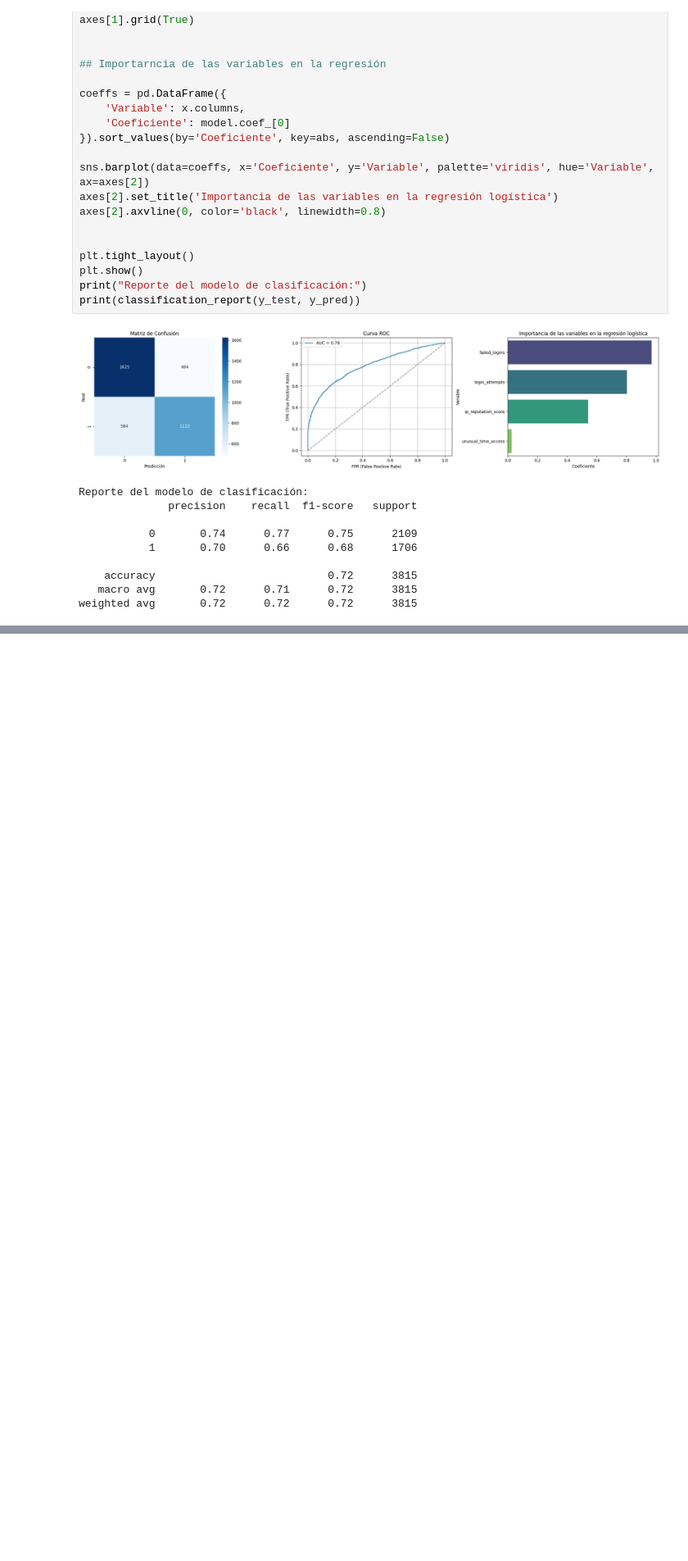
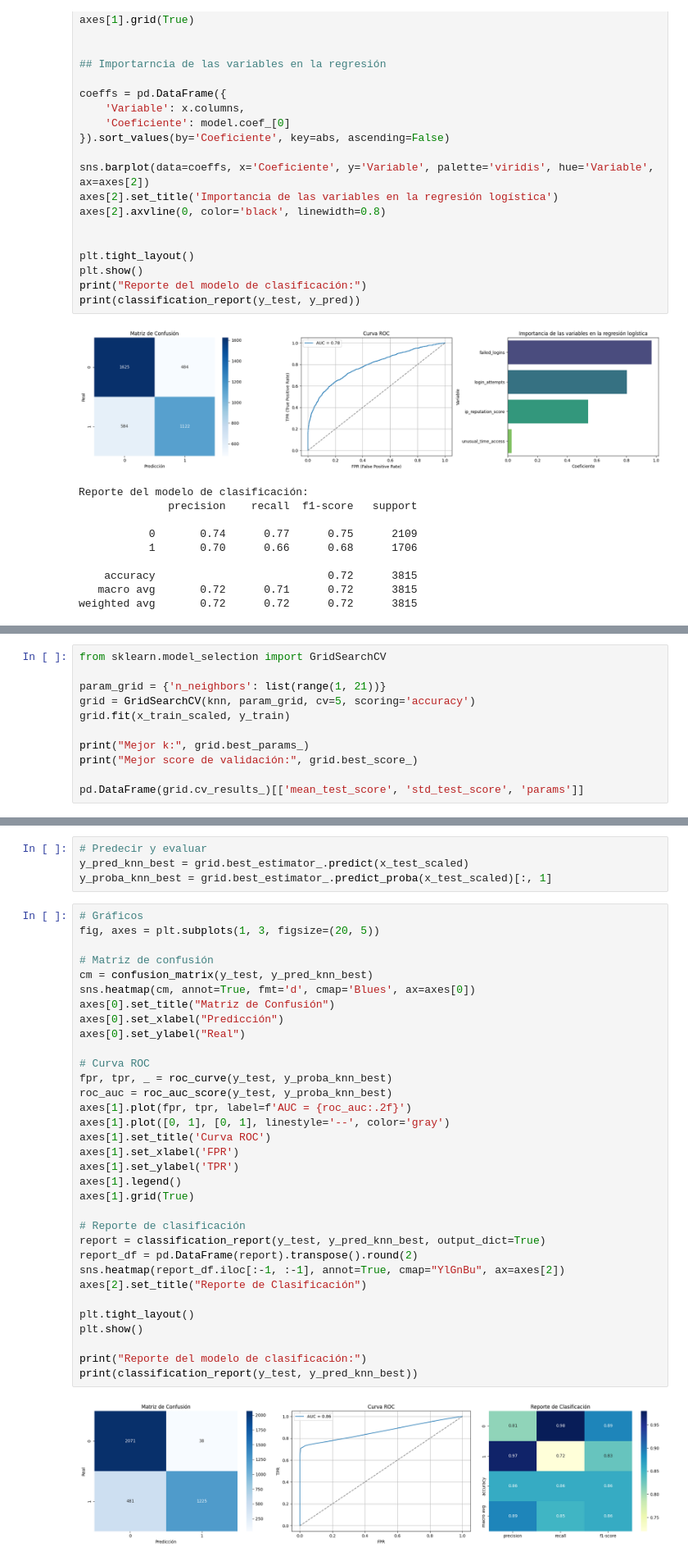
Before and after one commit to fresvel/04EPPY_AF, a Jupyter notebook: ids_ml/idspy_ml.ipynb, the cells around one changed output, grey strips where cells are left out. Shown at 82% size. Cells and saved outputs as stored; diff of their text form; blank space fills up the shorter version.

```diff
--- a/ids_ml/idspy_ml.ipynb
+++ b/ids_ml/idspy_ml.ipynb
@@ -327,0 +403,11 @@ grid = GridSearchCV(knn, param_grid, cv=5, scoring='accuracy')
+# %%
+from sklearn.model_selection import GridSearchCV
+
+param_grid = {'n_neighbors': list(range(1, 21))}
+grid = GridSearchCV(knn, param_grid, cv=5, scoring='accuracy')
+grid.fit(x_train_scaled, y_train)
+
+print("Mejor k:", grid.best_params_)
+print("Mejor score de validación:", grid.best_score_)
+
+pd.DataFrame(grid.cv_results_)[['mean_test_score', 'std_test_score', 'params']]
@@ -327,0 +434,39 @@ grid = GridSearchCV(knn, param_grid, cv=5, scoring='accuracy')
+# %%
+# Predecir y evaluar
+y_pred_knn_best = grid.best_estimator_.predict(x_test_scaled)
+y_proba_knn_best = grid.best_estimator_.predict_proba(x_test_scaled)[:, 1]
+# %%
+# Gráficos
+fig, axes = plt.subplots(1, 3, figsize=(20, 5))
+
+# Matriz de confusión
+cm = confusion_matrix(y_test, y_pred_knn_best)
+sns.heatmap(cm, annot=True, fmt='d', cmap='Blues', ax=axes[0])
+axes[0].set_title("Matriz de Confusión")
+axes[0].set_xlabel("Predicción")
+axes[0].set_ylabel("Real")
+
+# Curva ROC
+fpr, tpr, _ = roc_curve(y_test, y_proba_knn_best)
+roc_auc = roc_auc_score(y_test, y_proba_knn_best)
+axes[1].plot(fpr, tpr, label=f'AUC = {roc_auc:.2f}')
+axes[1].plot([0, 1], [0, 1], linestyle='--', color='gray')
+axes[1].set_title('Curva ROC')
+axes[1].set_xlabel('FPR')
+axes[1].set_ylabel('TPR')
+axes[1].legend()
+axes[1].grid(True)
+
+# Reporte de clasificación
+report = classification_report(y_test, y_pred_knn_best, output_dict=True)
+report_df = pd.DataFrame(report).transpose().round(2)
+sns.heatmap(report_df.iloc[:-1, :-1], annot=True, cmap="YlGnBu", ax=axes[2])
+axes[2].set_title("Reporte de Clasificación")
+
+plt.tight_layout()
+plt.show()
+
+print("Reporte del modelo de clasificación:")
+print(classification_report(y_test, y_pred_knn_best))
+# %% [output]
+[figure, added]
```
Also changed, not shown: parts of 19 cells of this notebook, 2 other files.
